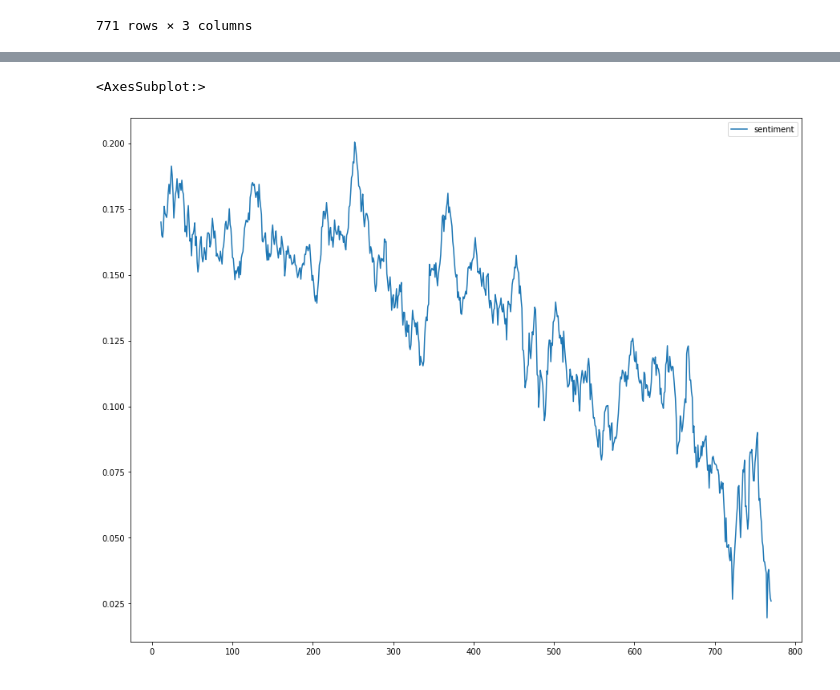
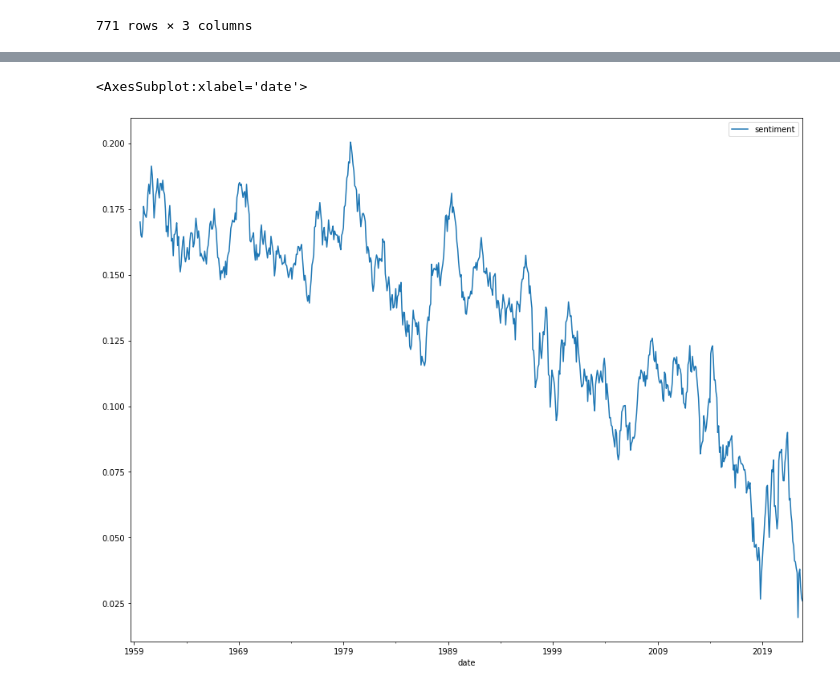
Before and after one commit to jeffreytoller/sentimentpredictor, a Jupyter notebook: model_time_series.ipynb, the cells around one changed output, grey strips where cells are left out. Cells and saved outputs as stored; diff of their text form; code cells hidden in the pictures.

```diff
--- a/model_time_series.ipynb
+++ b/model_time_series.ipynb
@@ -185,0 +133,2 @@ predict_df.plot(x='chart_date',y=['GDP_interp','predicted_mean'],figsize=(15,10)
+# %%
+res_df['sentiment_L19'] = res_df.sentiment.shift(19)
@@ -185,0 +139,7 @@ predict_df.plot(x='chart_date',y=['GDP_interp','predicted_mean'],figsize=(15,10)
+# %%
+res_df['predict_GDP'] = res_df['predict_GDP'].cumsum() + 17381.652174
+# %%
+res_df['lower GDP_interp'] = res_df['lower GDP_interp']+res_df['predict_GDP']
+res_df['upper GDP_interp'] = res_df['upper GDP_interp']+res_df['predict_GDP']
+# %%
+res_df.rename(columns={"lower GDP_interp": "continuous_low_GDP", "upper GDP_interp": "continuous_high_GDP"},inplace=True)
@@ -186,5 +163,5 @@ predict_df.plot(x='chart_date',y=['GDP_interp','predicted_mean'],figsize=(15,10)
 # %%
-pd.DataFrame(predict_df.sentiment).rolling(window=12).mean().plot(figsize=(15,12),use_index=True)
+pd.DataFrame(res_df.sentiment).rolling(window=12).mean().plot(figsize=(15,12),use_index=True)
 # %% [output]
-<AxesSubplot:>
+<AxesSubplot:xlabel='date'>
-[figure, old version]
+[figure, new version]
```
Also changed, not shown: parts of 17 cells of this notebook.
